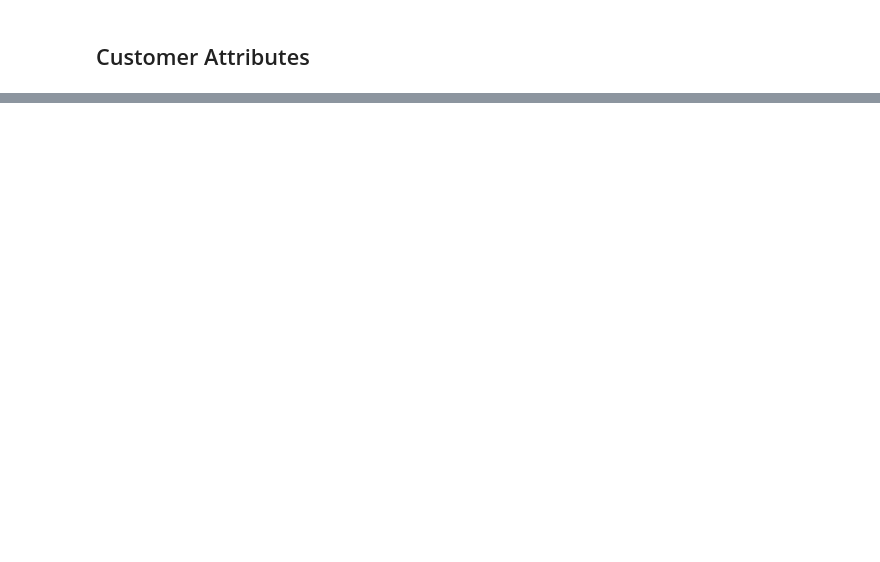
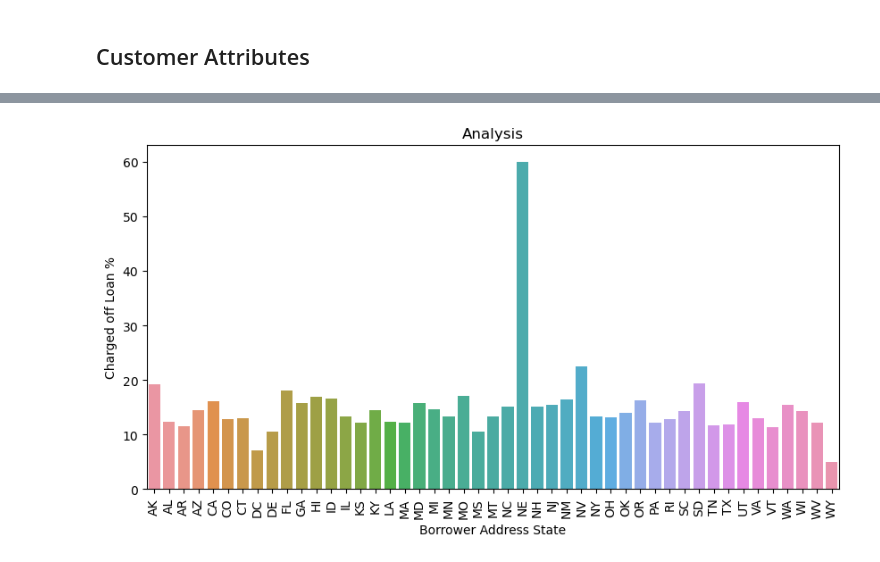
Before and after one commit to arijeetsaha/Lending_Club_Case_Study, a Jupyter notebook: Arijeet.ipynb, the cells around one changed output, grey strips where cells are left out. Saved outputs shown, nothing was run; the diff lists cells and outputs as text; code cells hidden in the pictures; blank space fills up the shorter version.

```diff
--- a/Arijeet.ipynb
+++ b/Arijeet.ipynb
@@ -181,0 +295,28 @@ Index(['addr_state', 'annual_inc', 'collection_recovery_fee', 'delinq_2yrs',
+# %%
+def chargedOffLoanPercentageUnivariate(df, attr):
+    # Filtering out all loan data which is "Fully paid"
+    df_fp =df[df.loan_status=="Fully Paid"]
+
+    #Filtering out all loan data which is "Charged Off"
+    df_co =df[df.loan_status=="Charged Off"]
+
+    # Group all the "Fully Paid" loan data by home ownership and calculate the occurance count
+
+    df_fp_attr = df_fp.groupby(by=attr, sort=True)["id"].count().reset_index()
+
+    # Group all the "Charged off" loan data by home ownership and calculate the occurance count
+    df_co_attr = df_co.groupby(by=attr, sort=True)["id"].count().reset_index()
+
+    #Indexing the dataframes on home_ownership
+    df_fp_attr.set_index(attr, inplace=True)
+    df_co_attr.set_index(attr, inplace=True)
+
+    #Adding the full paid group by home ownership count to charged off dataframe
+    df_co_attr["fully paid"] = df_fp_attr["id"]
+    #calculate the percentage of "charged off" loans count on total "charged off" and "fully paid" loan count
+    df_co_attr["charged off percentage"]= df_co_attr.apply(lambda x: x["id"]*100/(x["fully paid"]+x["id"]), axis=1)
+    df_co_attr.reset_index(inplace=True)
+    df_co_attr.rename(columns = {'id':'charged off'}, inplace = True)
+    print(df_co_attr)
+
+    return df_co_attr
@@ -246,0 +389,2 @@ plt.show()
+# %%
+df_co_as=chargedOffLoanPercentageUnivariate(df_clean, "addr_state")
@@ -246,0 +411,6 @@ plt.show()
+# %%
+# Box plot to analyze how home ownership can affect the loan status getting defaulted.
+
+barplot(df_co_as, xattr="addr_state", yattr="perc", xlabel="Borrower Address State", ylabel="Charged off Loan %", title="Analysis")
+# %% [output]
+[figure, added]
```
Also changed, not shown: parts of 173 cells of this notebook.
